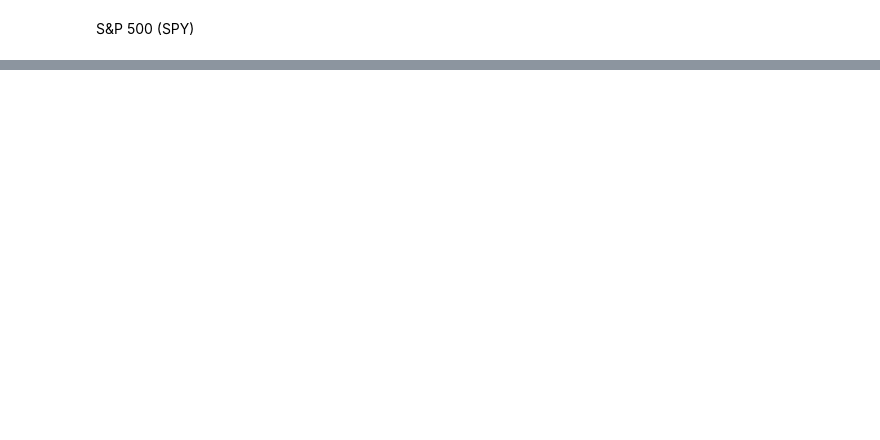
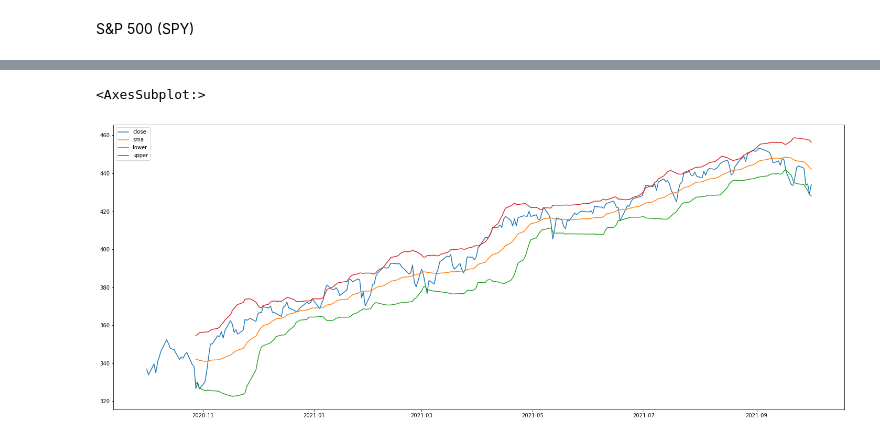
Before and after one commit to elliotlozano/bollinger_band_trading_algo, a Jupyter notebook: stock_data.ipynb, the cells around one changed output, grey strips where cells are left out. Saved outputs shown, nothing was run; the diff lists cells and outputs as text; code cells hidden in the pictures; blank space fills up the shorter version.

```diff
--- a/stock_data.ipynb
+++ b/stock_data.ipynb
@@ -132,0 +146,29 @@ spy_prices.head()
+# %%
+# Create a function that generates a DataFrame of Bollinger band data for custom SMAs
+def bollinger(data, window):
+
+    bb_data = pd.DataFrame()
+
+    # Add a column to display close prices from the called data
+    bb_data["close"] = data["close"]
+
+    # Use the Pandas 'rolling' and 'mean' functions to calculate an SMA based on a given window
+    # Add the data to a column called 'sma'
+    sma = data["close"].rolling(window = window).mean()
+    bb_data["sma"] = sma
+
+    # Use the Pandas 'rolling' and 'std' functions to calculate a rolling std based on a given window
+    # Add the respective data to columns 'lower' and 'upper'
+    std = data["close"].rolling(window = window).std()
+    bb_data["lower"] = sma - std * 2
+    bb_data["upper"] = sma + std * 2
+
+    print(f"Data is based on a {window}-day SMA.")
+
+    return bb_data
+# %%
+# Generate a Bollinger band DataFrame for SPY. Play around with differetn values for 'window'.
+spy_bb = bollinger(spy_df, 20)
+
+# Display DataFrame
+spy_bb
@@ -132,0 +190,6 @@ spy_prices.head()
+# %%
+# Plot the DataFrame to visualize the SMA and Bollinger bands
+spy_bb.plot(figsize=(25,10))
+# %% [output]
+<AxesSubplot:>
+[figure, added]
```
Also changed, not shown: parts of 12 cells of this notebook.
